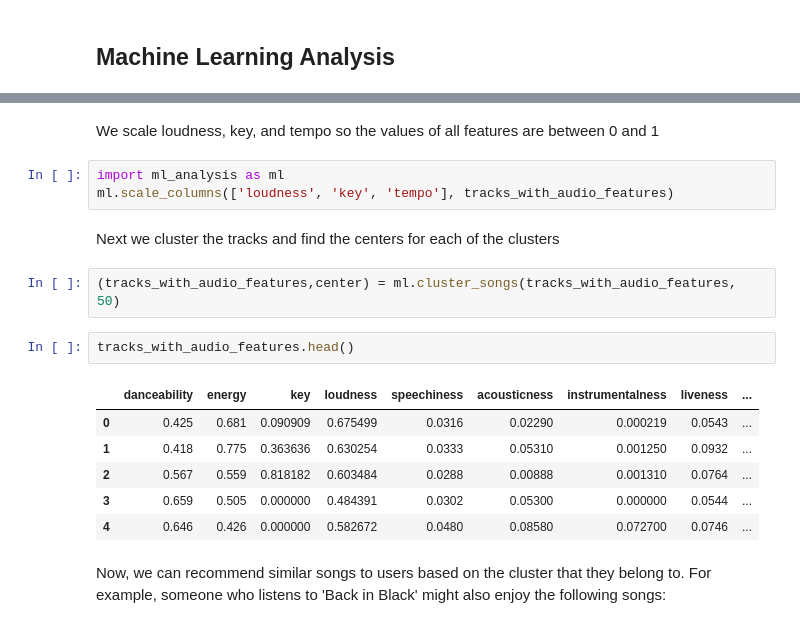
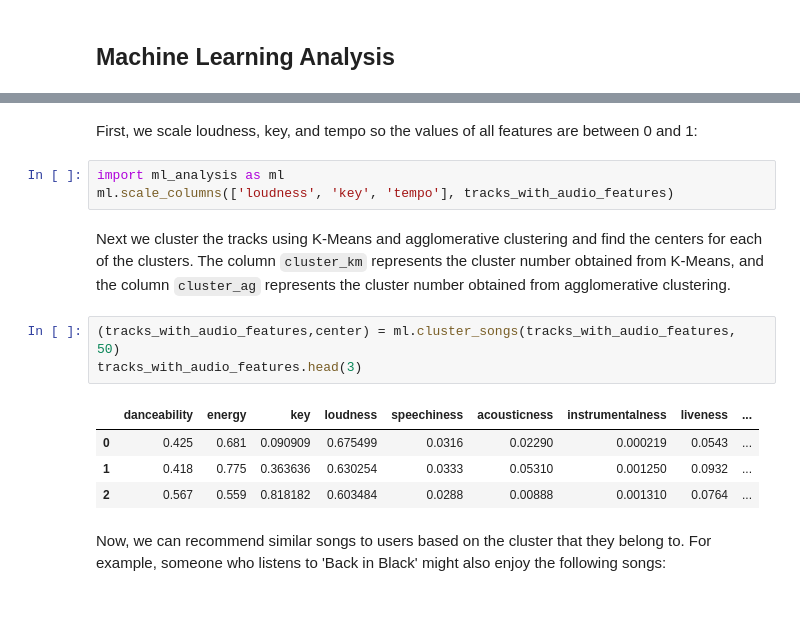
Before and after one commit to uic-cs418/cs418-s20-the-diatonics, a Jupyter notebook: CS-418-Final-Report.ipynb, the cells around one changed output, grey strips where cells are left out. Cells and saved outputs as stored; diff of their text form.

```diff
--- a/CS-418-Final-Report.ipynb
+++ b/CS-418-Final-Report.ipynb
@@ -110,21 +112,18 @@ One potential hypothesis we have is that we can use this song property variety t
 # %% [markdown]
-We scale loudness, key, and tempo so the values of all features are between 0 and 1
+First, we scale loudness, key, and tempo so the values of all features are between 0 and 1:
 # %%
 import ml_analysis as ml
 ml.scale_columns(['loudness', 'key', 'tempo'], tracks_with_audio_features)
 # %% [markdown]
-Next we cluster the tracks and find the centers for each of the clusters
+Next we cluster the tracks using K-Means and agglomerative clustering and find the centers for each of the clusters. The column `cluster_km` represents the cluster number obtained from K-Means, and the column `cluster_ag` represents the cluster number obtained from agglomerative clustering.
 # %%
 (tracks_with_audio_features,center) = ml.cluster_songs(tracks_with_audio_features, 50)
+tracks_with_audio_features.head(3)
+# %% [output]
+|  | danceability | energy | key | loudness | speechiness | acousticness | instrumentalness | liveness | ... |
+| 0 | 0.425 | 0.681 | 0.090909 | 0.675499 | 0.0316 | 0.02290 | 0.000219 | 0.0543 | ... |
+| 1 | 0.418 | 0.775 | 0.363636 | 0.630254 | 0.0333 | 0.05310 | 0.001250 | 0.0932 | ... |
+| 2 | 0.567 | 0.559 | 0.818182 | 0.603484 | 0.0288 | 0.00888 | 0.001310 | 0.0764 | ... |
-# %%
-tracks_with_audio_features.head()
-# %% [output]
-|  | danceability | energy | key | loudness | speechiness | acousticness | instrumentalness | liveness | ... |
-| 0 | 0.425 | 0.681 | 0.090909 | 0.675499 | 0.0316 | 0.02290 | 0.000219 | 0.0543 | ... |
-| 1 | 0.418 | 0.775 | 0.363636 | 0.630254 | 0.0333 | 0.05310 | 0.001250 | 0.0932 | ... |
-| 2 | 0.567 | 0.559 | 0.818182 | 0.603484 | 0.0288 | 0.00888 | 0.001310 | 0.0764 | ... |
-| 3 | 0.659 | 0.505 | 0.000000 | 0.484391 | 0.0302 | 0.05300 | 0.000000 | 0.0544 | ... |
-| 4 | 0.646 | 0.426 | 0.000000 | 0.582672 | 0.0480 | 0.08580 | 0.072700 | 0.0746 | ... |
 # %% [markdown]
 Now, we can recommend similar songs to users based on the cluster that they belong to. For example, someone who listens to 'Back in Black' might also enjoy the following songs:
 # %%
```
Also changed, not shown: parts of 5 cells of this notebook.
